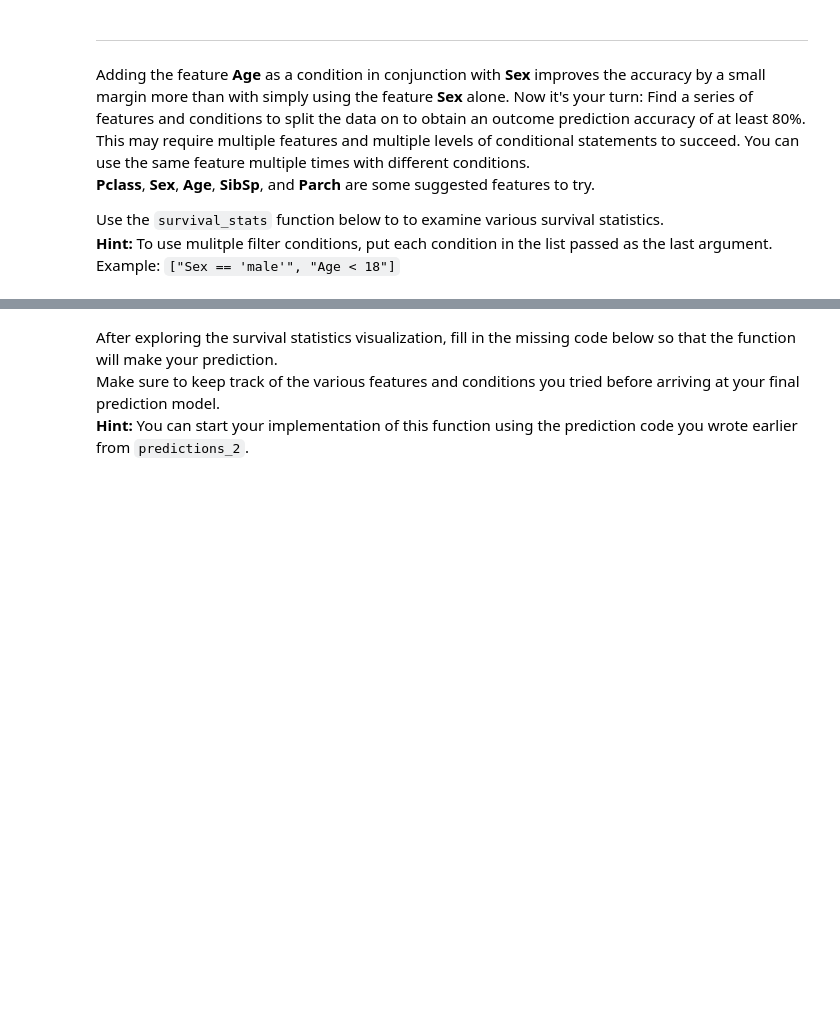
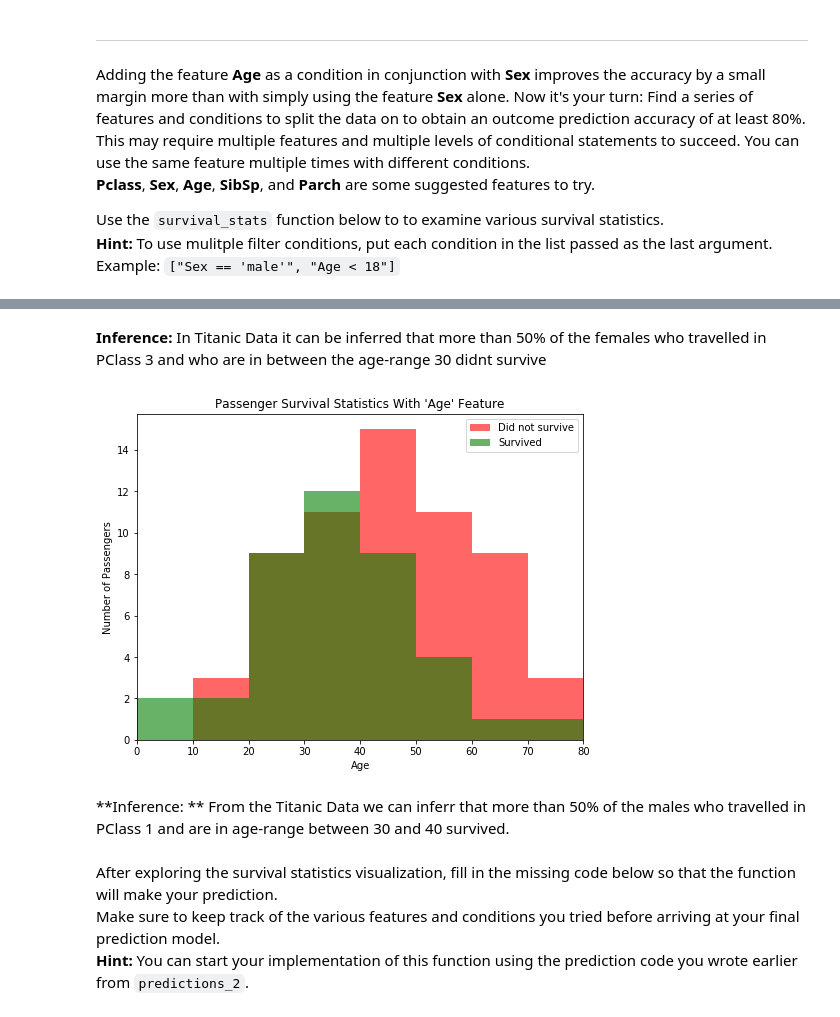
Before and after one commit to laxmena/titanic_survival_exploration, a Jupyter notebook: titanic_survival_exploration.ipynb, the cells around one changed output, grey strips where cells are left out. Saved outputs shown, nothing was run; the diff lists cells and outputs as text; code cells hidden in the pictures; blank space fills up the shorter version.

```diff
--- a/titanic_survival_exploration.ipynb
+++ b/titanic_survival_exploration.ipynb
@@ -218,3 +218,11 @@ vs.survival_stats(data, outcomes, 'Age', ["Sex == 'female'", "Pclass == 3", "Emb
+# %% [markdown]
+**Inference:** In Titanic Data it can be inferred that more than 50% of the females who travelled in PClass 3 and who are in between the age-range 30 didnt survive
+# %%
+vs.survival_stats(data, outcomes, 'Age', ["Sex == 'male'", "Pclass == 1"])
+# %% [output]
+[figure, added]
+# %% [markdown]
+**Inference: ** From the Titanic Data we can inferr that more than 50% of the males who travelled in PClass 1 and are in age-range between 30 and 40 survived.
 # %% [markdown]
 After exploring the survival statistics visualization, fill in the missing code below so that the function will make your prediction.
 Make sure to keep track of the various features and conditions you tried before arriving at your final prediction model.
```
Also changed, not shown: parts of 5 cells of this notebook, 1 other file.
